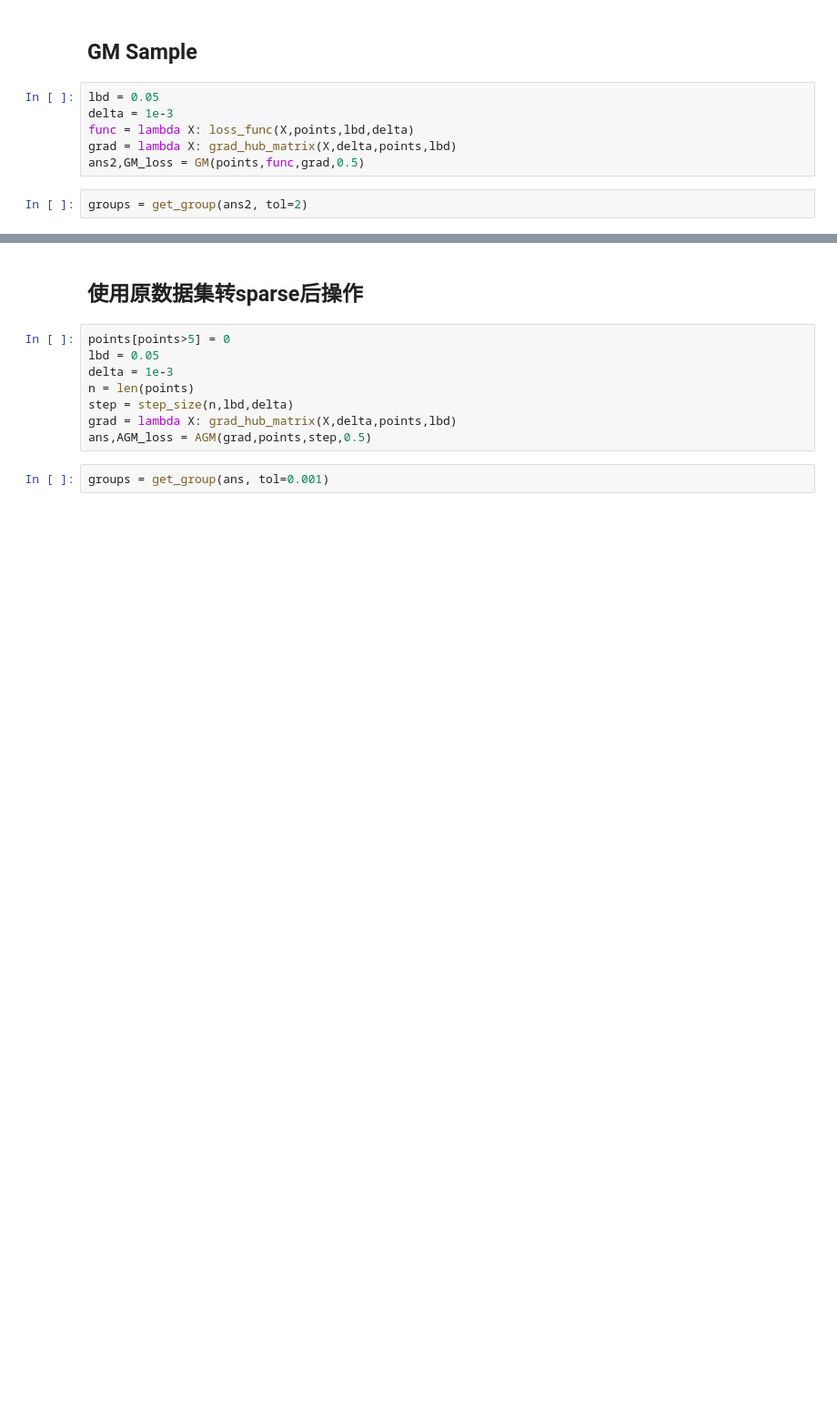
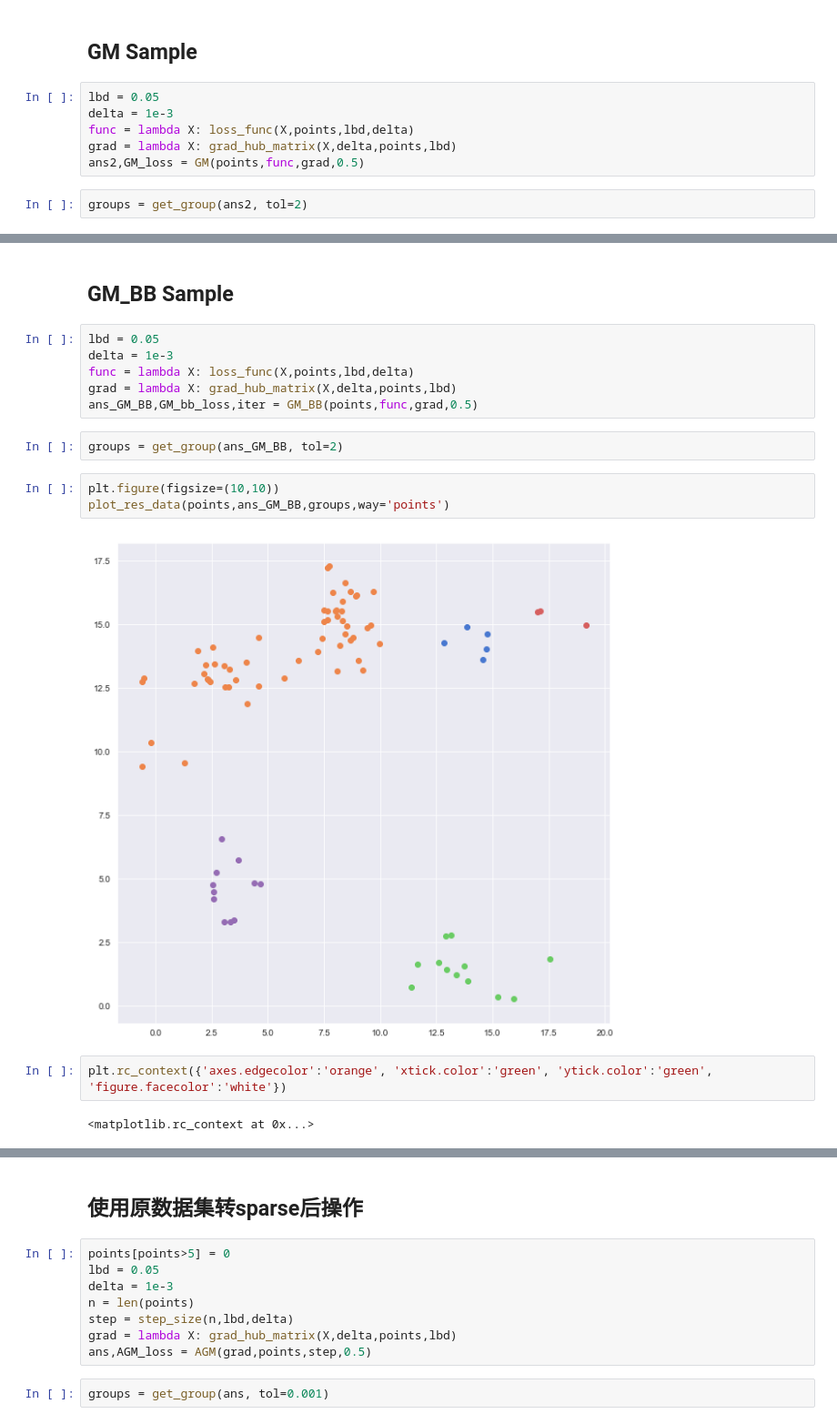
Before and after one commit to QSCTech-Sange/Optimization_Project, a Jupyter notebook: optimize.ipynb, the cells around one changed output, grey strips where cells are left out. Shown: that part at 91% size. Cells and saved outputs as stored; diff of their text form; blank space fills up the shorter version.

```diff
--- a/optimize.ipynb
+++ b/optimize.ipynb
@@ -80,0 +81,19 @@ plt.plot(np.log(GM_loss))
+# %% [markdown]
+## GM_BB Sample
+# %%
+lbd = 0.05
+delta = 1e-3
+func = lambda X: loss_func(X,points,lbd,delta)
+grad = lambda X: grad_hub_matrix(X,delta,points,lbd)
+ans_GM_BB,GM_bb_loss,iter = GM_BB(points,func,grad,0.5)
+# %%
+groups = get_group(ans_GM_BB, tol=2)
+# %%
+plt.figure(figsize=(10,10))
+plot_res_data(points,ans_GM_BB,groups,way='points')
+# %% [output]
+[figure, added]
+# %%
+plt.rc_context({'axes.edgecolor':'orange', 'xtick.color':'green', 'ytick.color':'green', 'figure.facecolor':'white'})
+# %% [output]
+<matplotlib.rc_context at 0x...>
```
Also changed, not shown: parts of 9 cells of this notebook, 1 other file.
